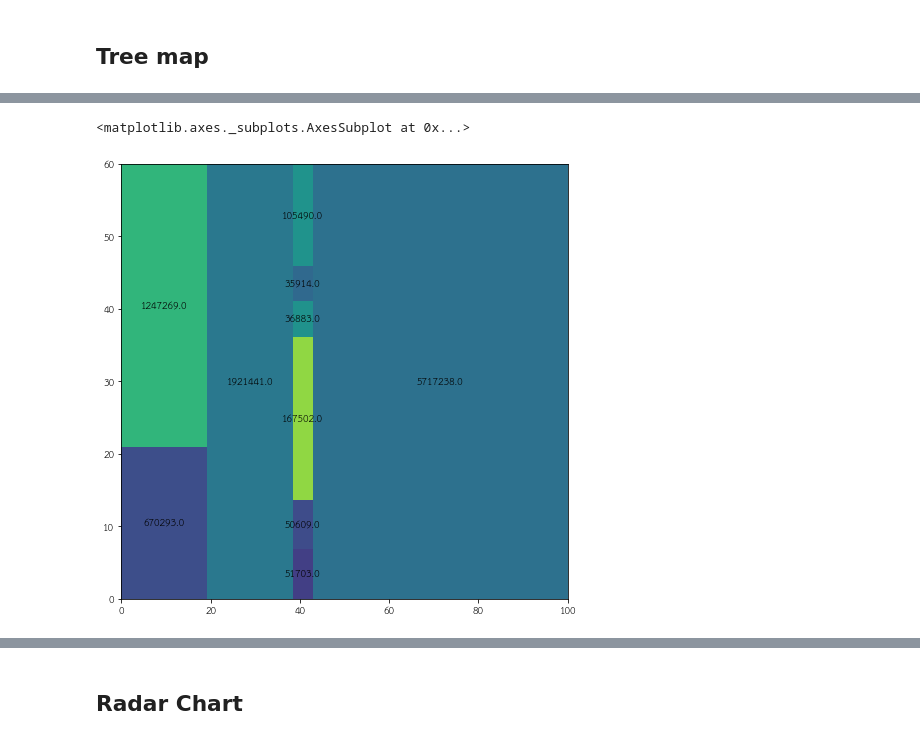
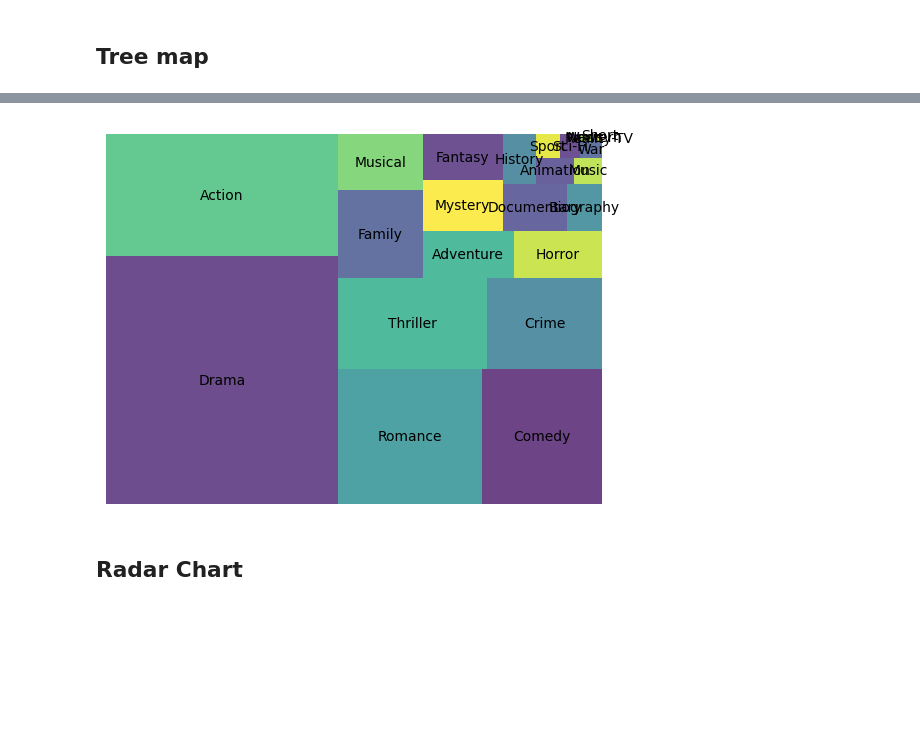
Before and after one commit to punramon/python_dataviz2024, a Jupyter notebook: Visualize_Data_Comparison_2024.ipynb, the cells around one changed output, grey strips where cells are left out. Cells and saved outputs as stored; diff of their text form; code cells hidden in the pictures; blank space fills up the shorter version.

```diff
--- a/Visualize_Data_Comparison_2024.ipynb
+++ b/Visualize_Data_Comparison_2024.ipynb
@@ -1021,5 +973,17 @@ squarify.plot(output[0],value=output[0])
-# %%
-squarify.plot(output[0],value=output[0],norm_y=60)
-# %% [output]
-<matplotlib.axes._subplots.AxesSubplot at 0x...>
-[figure, removed]
+# %%
+# prompt: plot treemap of the genre
+
+import pandas as pd
+import matplotlib.pyplot as plt
+!pip install squarify
+
+import squarify
+
+# Assuming 'allGenre' contains the list of genres you want to plot
+genre_counts = pd.Series(allGenre).value_counts()
+
+# Create the treemap
+squarify.plot(sizes=genre_counts.values, label=genre_counts.index, alpha=.8 )
+plt.axis('off')
+plt.show()
+# %% [output]
@@ -1026,3 +995,4 @@ squarify.plot(output[0],value=output[0],norm_y=60)
+[figure, added]
 # %% [markdown]
 ## Radar Chart
 # %%
```
Also changed, not shown: parts of 57 cells of this notebook.
